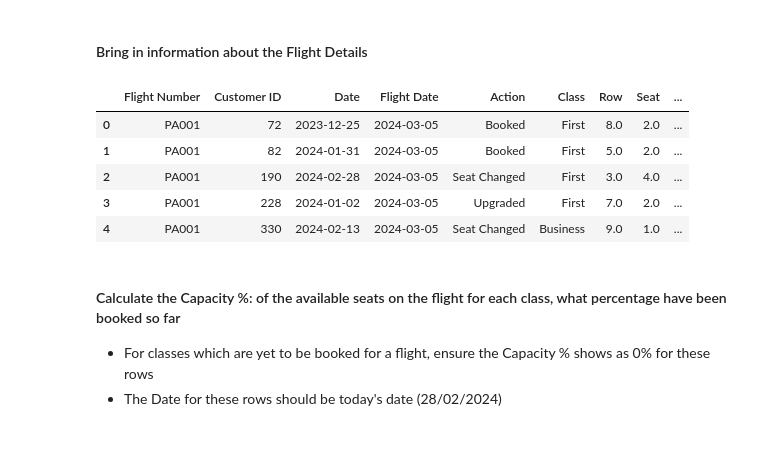
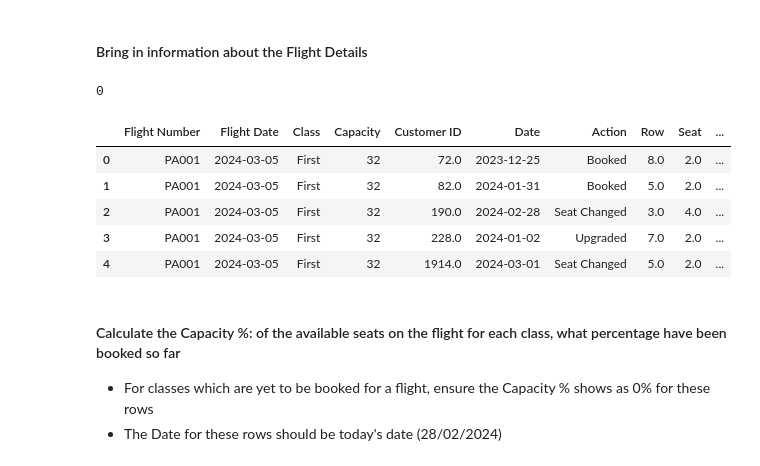
Before and after one commit to MohammadGhanaym/Data-Preparation-Challenges-Solutions, a Jupyter notebook: 2024 Week 9 - Prep Air Capacity/2024 Week 9 - Prep Air Capacity.ipynb, the cells around one changed output. Cells and saved outputs as stored; diff of their text form; code cells hidden in the pictures.

Commit message:
Chore: Fix the join between flights_details and recent_customers to include flights that do not have any bookings

```diff
--- a/2024 Week 9 - Prep Air Capacity/2024 Week 9 - Prep Air Capacity.ipynb
+++ b/2024 Week 9 - Prep Air Capacity/2024 Week 9 - Prep Air Capacity.ipynb
@@ -118,16 +118,20 @@ customers_recent.head()
 | 4 | PA001 | 330 | 2024-02-13 | 2024-03-05 | Seat Changed | Business | 9.0 | 1.0 | ... |
 # %% [markdown]
 #### Bring in information about the Flight Details
+# %%
+flight_details.duplicated().sum()
+# %% [output]
+0
 # %%
-customers_recent = customers_recent.merge(right=flight_details, on=['Flight Number', 'Class', 'Flight Date'], how='left')
-customers_recent.head()
+final_df = flight_details.merge(right=customers_recent, on=['Flight Number', 'Class', 'Flight Date'], how='left')
+final_df.head()
 # %% [output]
-|  | Flight Number | Customer ID | Date | Flight Date | Action | Class | Row | Seat | ... |
-| 0 | PA001 | 72 | 2023-12-25 | 2024-03-05 | Booked | First | 8.0 | 2.0 | ... |
-| 1 | PA001 | 82 | 2024-01-31 | 2024-03-05 | Booked | First | 5.0 | 2.0 | ... |
-| 2 | PA001 | 190 | 2024-02-28 | 2024-03-05 | Seat Changed | First | 3.0 | 4.0 | ... |
-| 3 | PA001 | 228 | 2024-01-02 | 2024-03-05 | Upgraded | First | 7.0 | 2.0 | ... |
-| 4 | PA001 | 330 | 2024-02-13 | 2024-03-05 | Seat Changed | Business | 9.0 | 1.0 | ... |
+|  | Flight Number | Flight Date | Class | Capacity | Customer ID | Date | Action | Row | Seat | ... |
+| 0 | PA001 | 2024-03-05 | First | 32 | 72.0 | 2023-12-25 | Booked | 8.0 | 2.0 | ... |
+| 1 | PA001 | 2024-03-05 | First | 32 | 82.0 | 2024-01-31 | Booked | 5.0 | 2.0 | ... |
+| 2 | PA001 | 2024-03-05 | First | 32 | 190.0 | 2024-02-28 | Seat Changed | 3.0 | 4.0 | ... |
+| 3 | PA001 | 2024-03-05 | First | 32 | 228.0 | 2024-01-02 | Upgraded | 7.0 | 2.0 | ... |
+| 4 | PA001 | 2024-03-05 | First | 32 | 1914.0 | 2024-03-01 | Seat Changed | 5.0 | 2.0 | ... |
 # %% [markdown]
 #### Calculate the Capacity %: of the available seats on the flight for each class, what percentage have been booked so far
 - For classes which are yet to be booked for a flight, ensure the Capacity % shows as 0% for these rows
```
Also changed, not shown: parts of 3 cells of this notebook, 1 other file.
